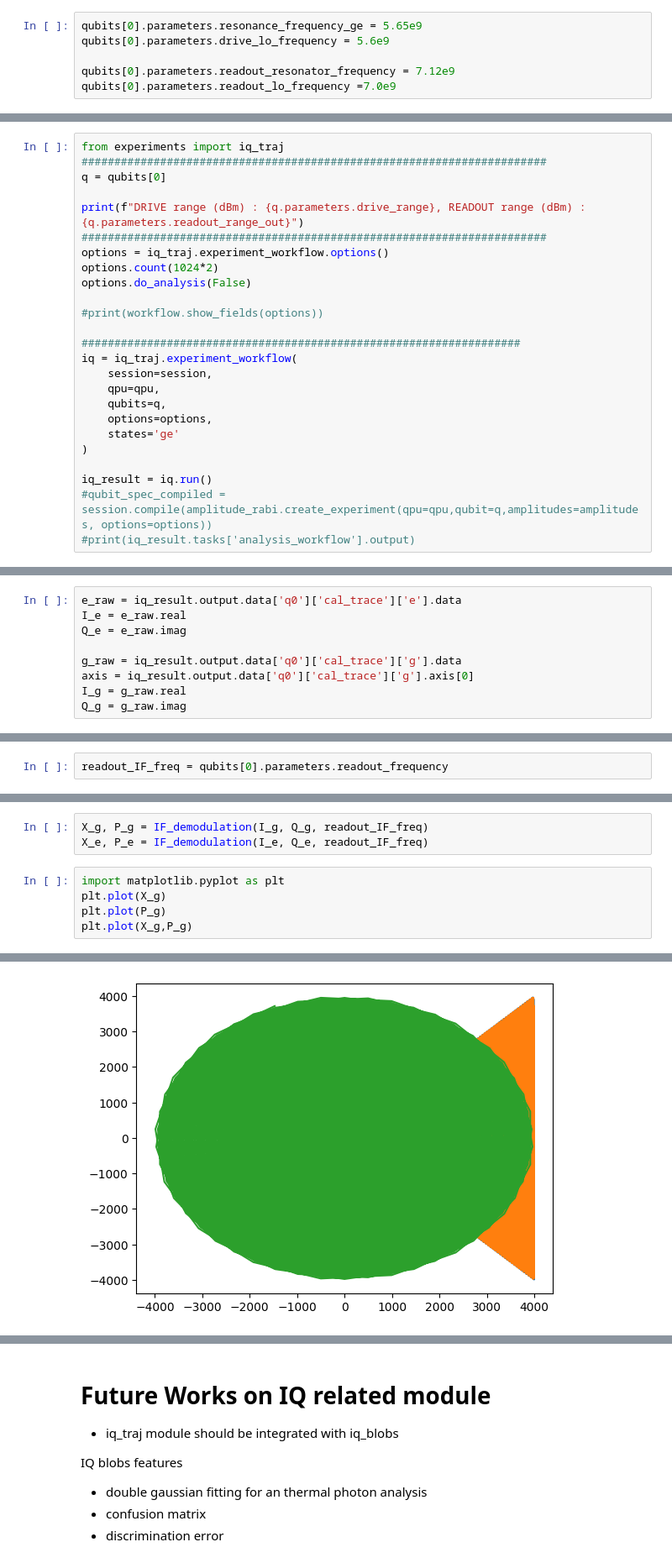
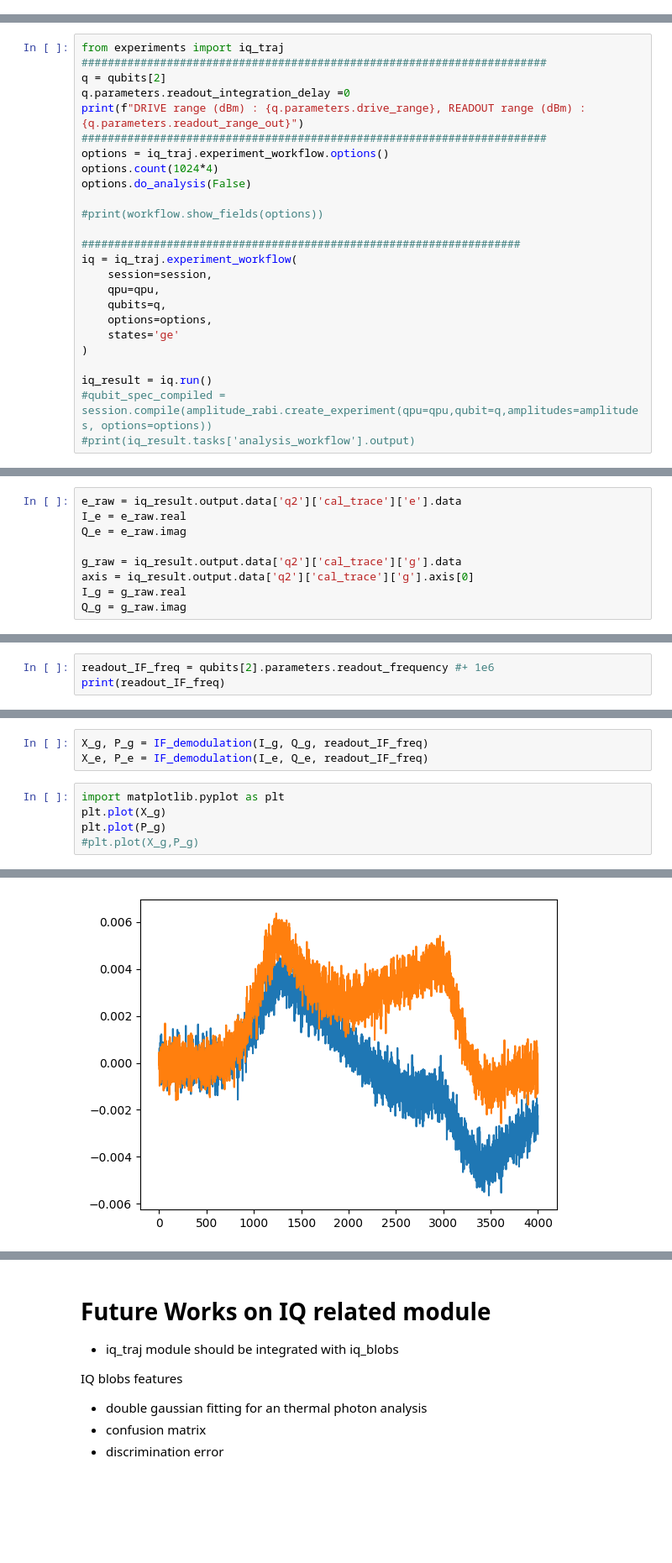
Before and after one commit to yalgaeahn/qubit-experiment, a Jupyter notebook: examples/iq_traj_test.ipynb, the cells around one changed output, grey strips where cells are left out. Shown at 84% size. Drawn from its saved outputs; the diff is of its cells as text; blank space fills up the shorter version.

```diff
--- a/examples/iq_traj_test.ipynb
+++ b/examples/iq_traj_test.ipynb
@@ -93,12 +116,6 @@ folder_store.activate()
 #folder_store.deactivate()
 #workflow.logbook.LoggingStore().activate()
 #workflow.logbook.LogbookStore().deactivate()
-# %%
-qubits[0].parameters.resonance_frequency_ge = 5.65e9
-qubits[0].parameters.drive_lo_frequency = 5.6e9
-
-qubits[0].parameters.readout_resonator_frequency = 7.12e9
-qubits[0].parameters.readout_lo_frequency =7.0e9
 # %%
 from laboneq.simple import Session
 session = Session(setup)
@@ -121,12 +138,12 @@ AcquisitionType has to be RAW and AveragingMode has to be cyclic
 # %%
 from experiments import iq_traj
 #######################################################################
-q = qubits[0]
-
+q = qubits[2]
+q.parameters.readout_integration_delay =0
 print(f"DRIVE range (dBm) : {q.parameters.drive_range}, READOUT range (dBm) : {q.parameters.readout_range_out}")
 #######################################################################
 options = iq_traj.experiment_workflow.options()
-options.count(1024*2)
+options.count(1024*4)
 options.do_analysis(False)
 
 #print(workflow.show_fields(options))
@@ -219,12 +236,12 @@ AttributeWrapper(
 │   )
 )
 # %%
-e_raw = iq_result.output.data['q0']['cal_trace']['e'].data
+e_raw = iq_result.output.data['q2']['cal_trace']['e'].data
 I_e = e_raw.real
 Q_e = e_raw.imag
 
-g_raw = iq_result.output.data['q0']['cal_trace']['g'].data
-axis = iq_result.output.data['q0']['cal_trace']['g'].axis[0]
+g_raw = iq_result.output.data['q2']['cal_trace']['g'].data
+axis = iq_result.output.data['q2']['cal_trace']['g'].axis[0]
 I_g = g_raw.real
 Q_g = g_raw.imag
 # %% [markdown]
@@ -252,4 +269,5 @@ def IF_demodulation(I_data, Q_data, IF_freq):
 
     return I_demod, Q_demod
 # %%
-readout_IF_freq = qubits[0].parameters.readout_frequency
+readout_IF_freq = qubits[2].parameters.readout_frequency #+ 1e6
+print(readout_IF_freq)
@@ -259,8 +279,8 @@ X_e, P_e = IF_demodulation(I_e, Q_e, readout_IF_freq)
 # %%
 import matplotlib.pyplot as plt
 plt.plot(X_g)
 plt.plot(P_g)
-plt.plot(X_g,P_g)
+#plt.plot(X_g,P_g)
 # %% [output]
 [<matplotlib.lines.Line2D at 0x...>]
-[figure, old version]
+[figure, new version]
```
Also changed, not shown: parts of 10 cells of this notebook, 11 other files.
